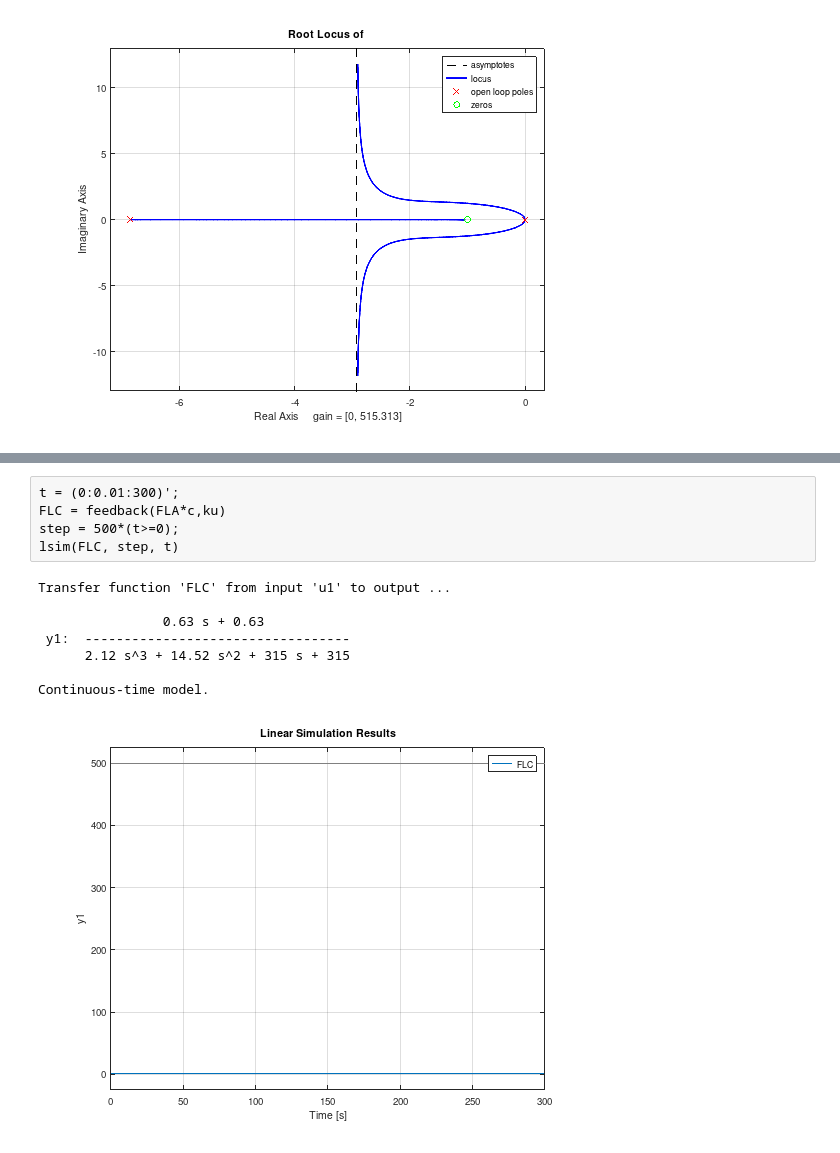
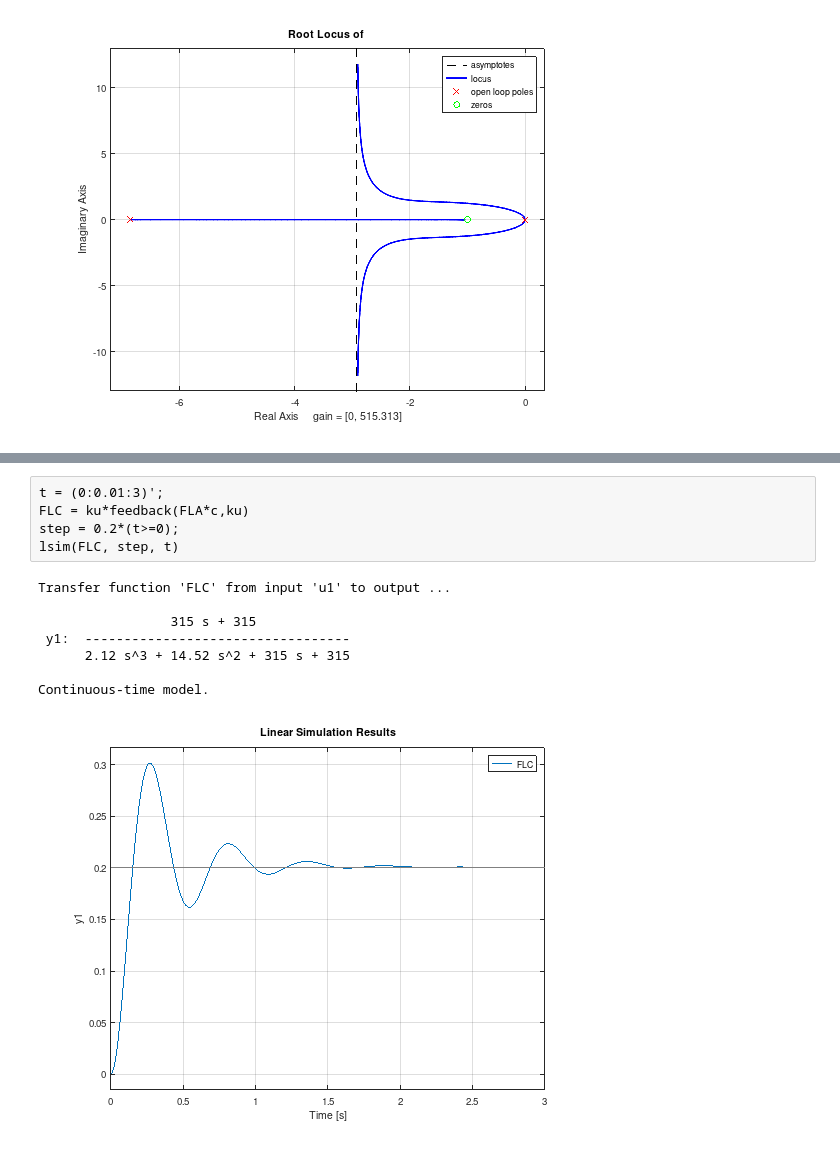
Before and after one commit to FGalvagno/altitude-control, a Jupyter notebook: notebook.ipynb, the cells around one changed output, grey strips where cells are left out. Cells and saved outputs as stored; diff of their text form.

```diff
--- a/notebook.ipynb
+++ b/notebook.ipynb
@@ -106,14 +108,14 @@ Continuous-time model.
 # %%
-t = (0:0.01:300)';
-FLC = feedback(FLA*c,ku)
-step = 500*(t>=0);
+t = (0:0.01:3)';
+FLC = ku*feedback(FLA*c,ku)
+step = 0.2*(t>=0);
 lsim(FLC, step, t)
 # %% [output]
 Transfer function 'FLC' from input 'u1' to output ...
 
-                0.63 s + 0.63
+                 315 s + 315
  y1:  ----------------------------------
       2.12 s^3 + 14.52 s^2 + 315 s + 315
 
 Continuous-time model.
-[figure, old version]
+[figure, new version]
```
Also changed, not shown: parts of 1 cell of this notebook, 1 other file.
